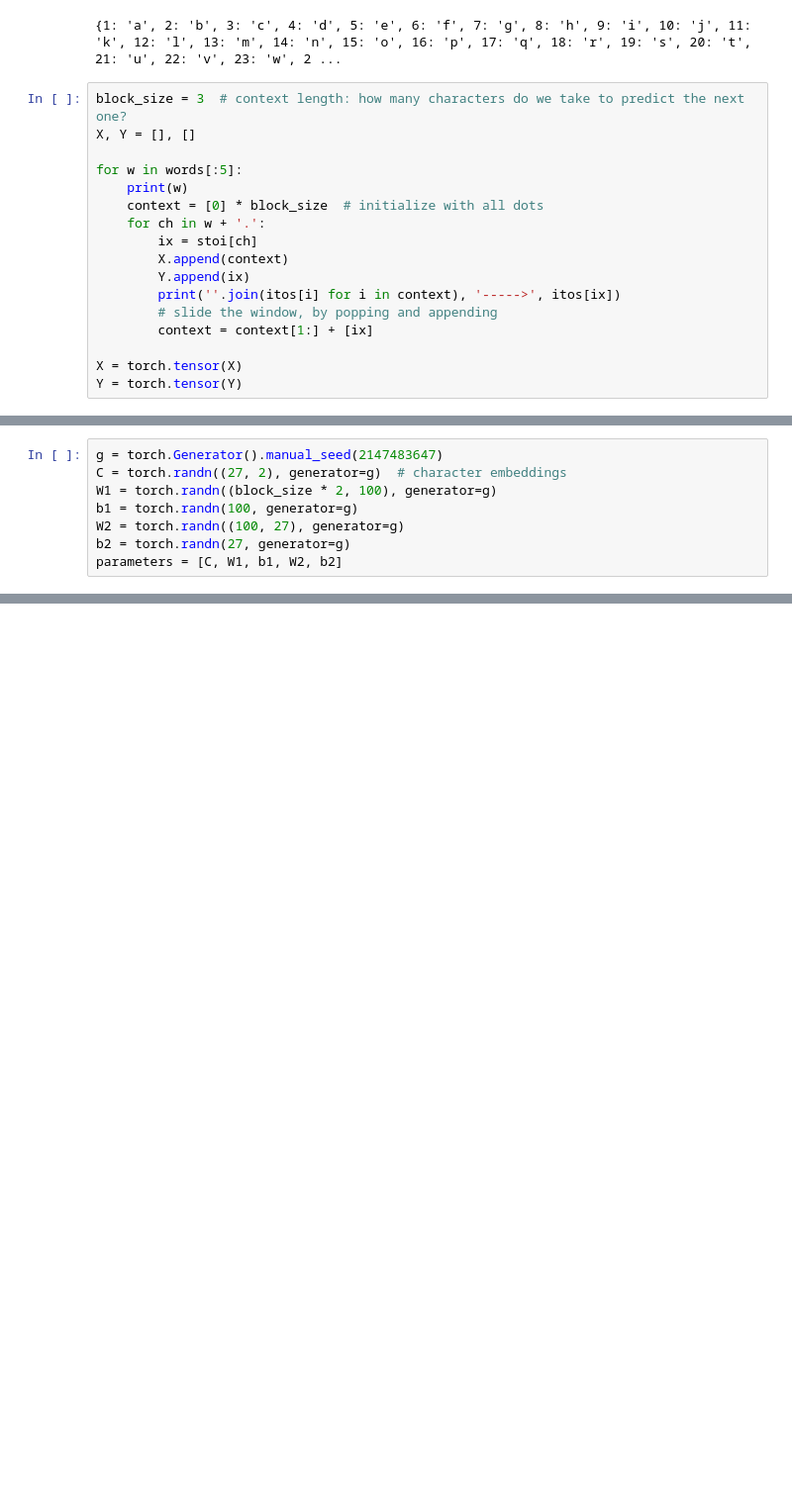
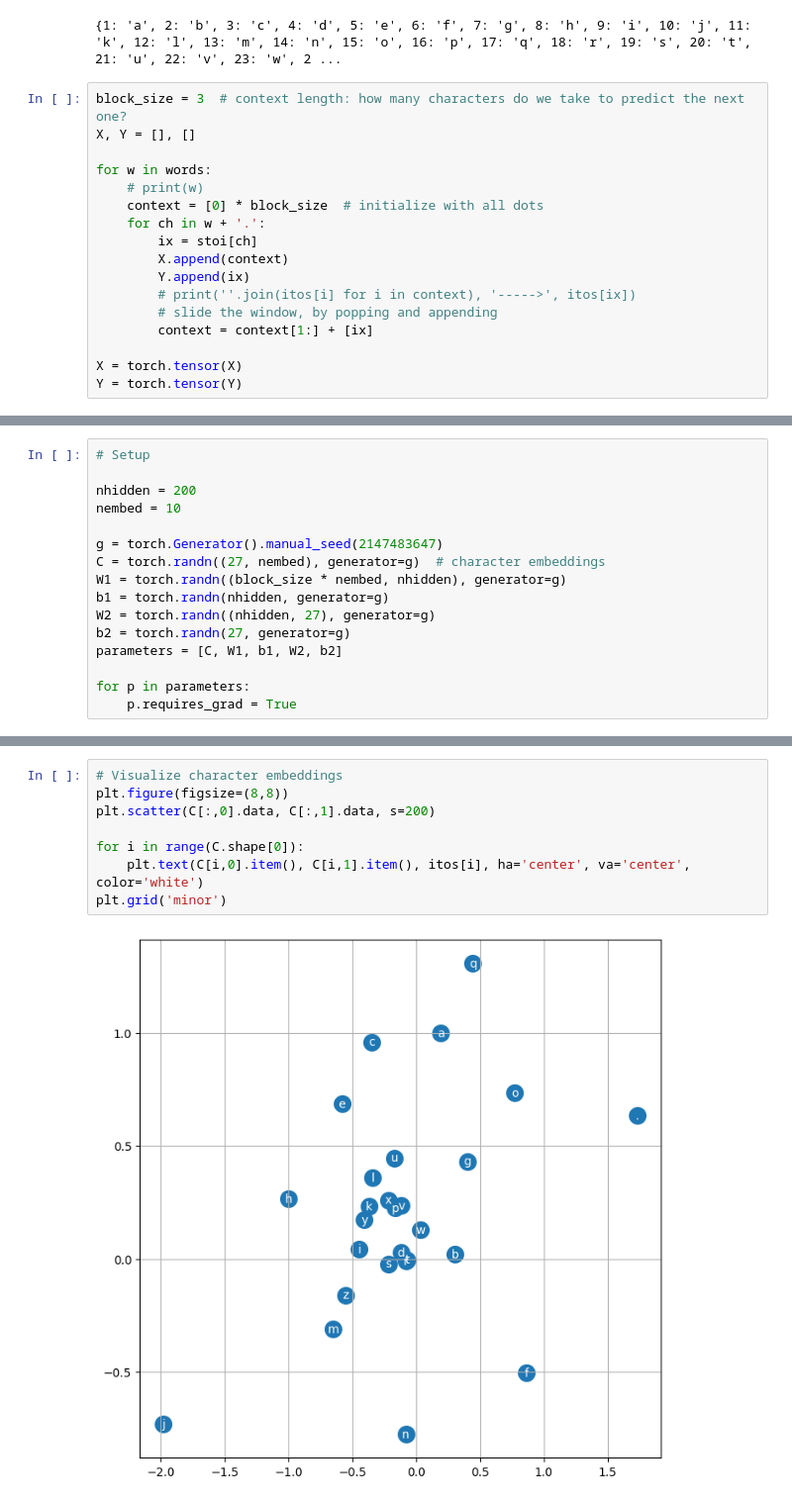
Before and after one commit to mullur1729/makemore, a Jupyter notebook: makemore_mlp.ipynb, the cells around one changed output, grey strips where cells are left out. Shown: that part at 99% size. Cells and saved outputs as stored; diff of their text form; blank space fills up the shorter version.

Commit message:
completed character embedding mlp

```diff
--- a/makemore_mlp.ipynb
+++ b/makemore_mlp.ipynb
@@ -17,14 +18,14 @@ print(itos)
 block_size = 3  # context length: how many characters do we take to predict the next one?
 X, Y = [], []
 
-for w in words[:5]:
-    print(w)
+for w in words:
+    # print(w)
     context = [0] * block_size  # initialize with all dots
     for ch in w + '.':
         ix = stoi[ch]
         X.append(context)
         Y.append(ix)
-        print(''.join(itos[i] for i in context), '----->', itos[ix])
+        # print(''.join(itos[i] for i in context), '----->', itos[ix])
         # slide the window, by popping and appending
         context = context[1:] + [ix]
 
@@ -51,8 +64,16 @@ hia -----> .
 # %%
+# Setup
+
+nhidden = 200
+nembed = 10
+
 g = torch.Generator().manual_seed(2147483647)
-C = torch.randn((27, 2), generator=g)  # character embeddings
-W1 = torch.randn((block_size * 2, 100), generator=g)
-b1 = torch.randn(100, generator=g)
-W2 = torch.randn((100, 27), generator=g)
+C = torch.randn((27, nembed), generator=g)  # character embeddings
+W1 = torch.randn((block_size * nembed, nhidden), generator=g)
+b1 = torch.randn(nhidden, generator=g)
+W2 = torch.randn((nhidden, 27), generator=g)
 b2 = torch.randn(27, generator=g)
 parameters = [C, W1, b1, W2, b2]
+
+for p in parameters:
+    p.requires_grad = True
@@ -73,0 +150,10 @@ tensor(17.7697)
+# %%
+# Visualize character embeddings
+plt.figure(figsize=(8,8))
+plt.scatter(C[:,0].data, C[:,1].data, s=200)
+
+for i in range(C.shape[0]):
+    plt.text(C[i,0].item(), C[i,1].item(), itos[i], ha='center', va='center', color='white')
+plt.grid('minor')
+# %% [output]
+[figure, added]
```
Also changed, not shown: parts of 13 cells of this notebook.
